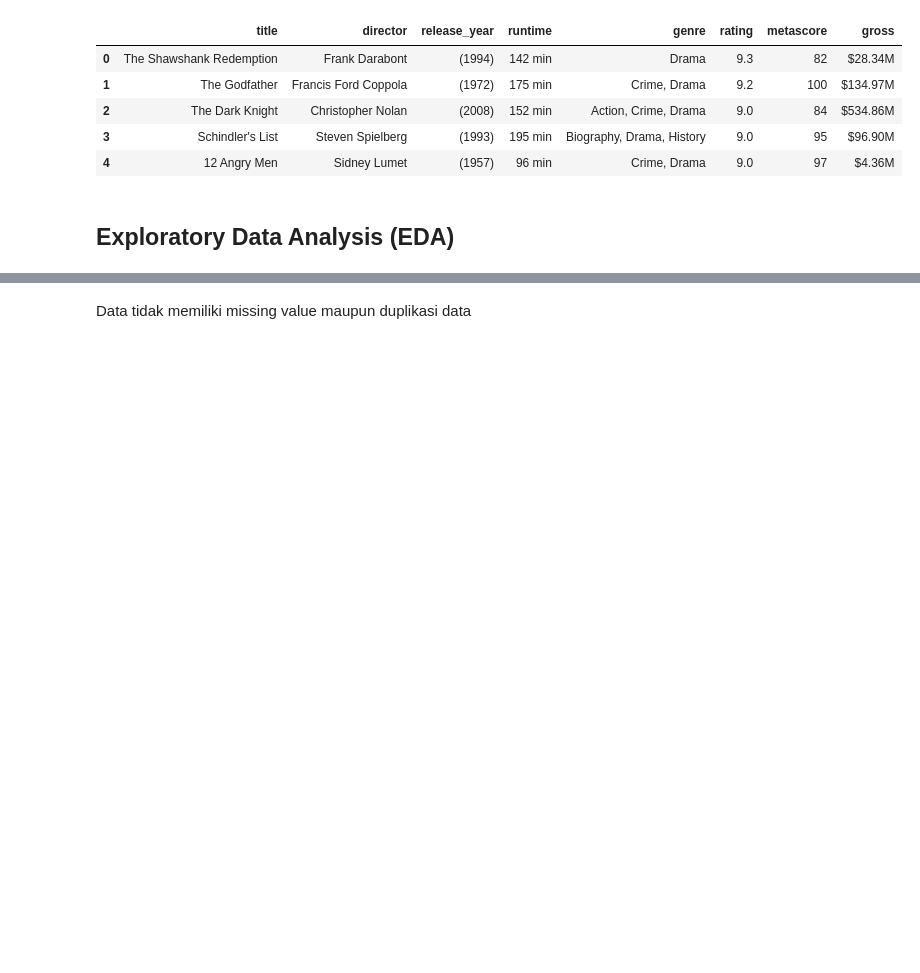
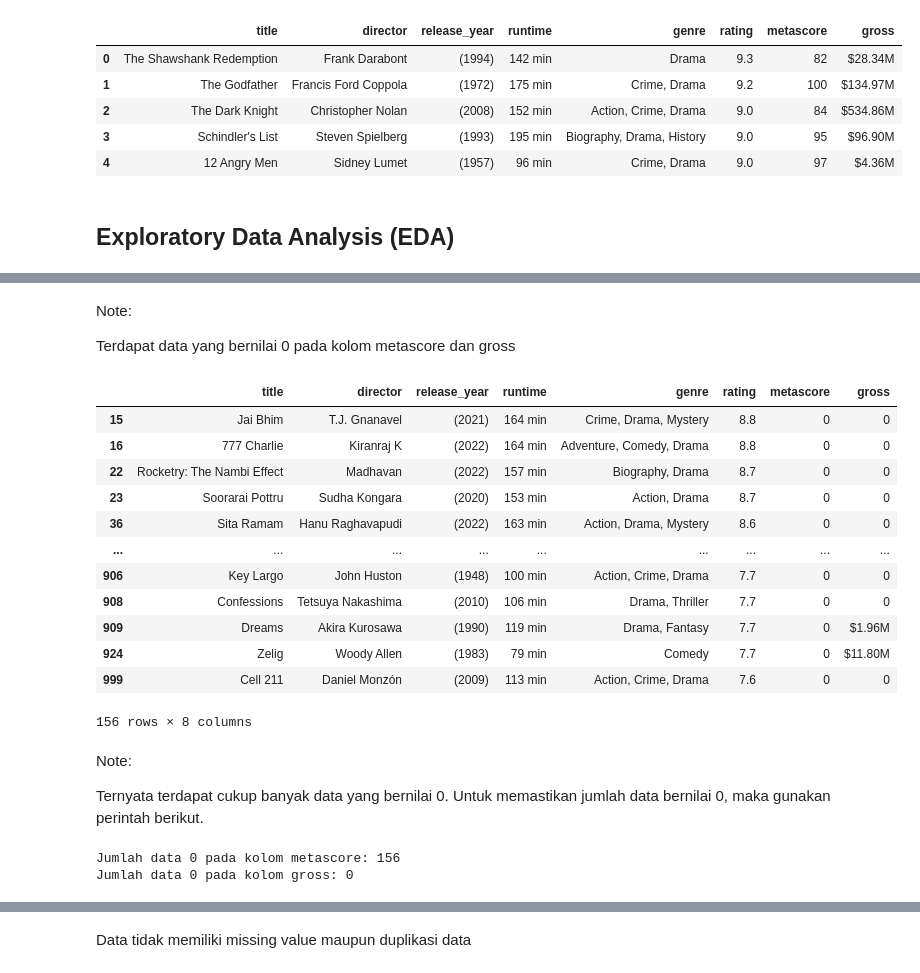
Before and after one commit to Nadila-agustF/recomendation-system-Dicoding, a Jupyter notebook: Recomendation_CBF.ipynb, the cells around one changed output, grey strips where cells are left out. Drawn from its saved outputs; the diff is of its cells as text; code cells hidden in the pictures; blank space fills up the shorter version.

```diff
--- a/Recomendation_CBF.ipynb
+++ b/Recomendation_CBF.ipynb
@@ -65,0 +84,32 @@ Dataset yang digunakan dalam proyek ini terdiri dari 1000 baris data dan 8 kolom
+# %% [markdown]
+Note:
+
+Terdapat data yang bernilai 0 pada kolom metascore dan gross
+# %%
+# Menampilkan data yang bernilai 0
+mv_df[mv_df['metascore'] == 0]
+# %% [output]
+|  | title | director | release_year | runtime | genre | rating | metascore | gross |
+| 15 | Jai Bhim | T.J. Gnanavel | (2021) | 164 min | Crime, Drama, Mystery | 8.8 | 0 | 0 |
+| 16 | 777 Charlie | Kiranraj K | (2022) | 164 min | Adventure, Comedy, Drama | 8.8 | 0 | 0 |
+| 22 | Rocketry: The Nambi Effect | Madhavan | (2022) | 157 min | Biography, Drama | 8.7 | 0 | 0 |
+| 23 | Soorarai Pottru | Sudha Kongara | (2020) | 153 min | Action, Drama | 8.7 | 0 | 0 |
+| 36 | Sita Ramam | Hanu Raghavapudi | (2022) | 163 min | Action, Drama, Mystery | 8.6 | 0 | 0 |
+| ... | ... | ... | ... | ... | ... | ... | ... | ... |
+| 906 | Key Largo | John Huston | (1948) | 100 min | Action, Crime, Drama | 7.7 | 0 | 0 |
+| 908 | Confessions | Tetsuya Nakashima | (2010) | 106 min | Drama, Thriller | 7.7 | 0 | 0 |
+| 909 | Dreams | Akira Kurosawa | (1990) | 119 min | Drama, Fantasy | 7.7 | 0 | $1.96M |
+| 924 | Zelig | Woody Allen | (1983) | 79 min | Comedy | 7.7 | 0 | $11.80M |
+| 999 | Cell 211 | Daniel Monzón | (2009) | 113 min | Action, Crime, Drama | 7.6 | 0 | 0 |
+156 rows × 8 columns
+# %% [markdown]
+Note:
+
+Ternyata terdapat cukup banyak data yang bernilai 0. Untuk memastikan jumlah data bernilai 0, maka gunakan perintah berikut.
+# %%
+# periksa jumlah data bernilai 0 pada kolom metascore dan gross
+print("Jumlah data 0 pada kolom metascore:", (mv_df['metascore'] == 0).sum())
+print("Jumlah data 0 pada kolom gross:", (mv_df['gross'] == 0).sum())
+# %% [output]
+Jumlah data 0 pada kolom metascore: 156
+Jumlah data 0 pada kolom gross: 0
```
Also changed, not shown: parts of 21 cells of this notebook, 1 other file.
